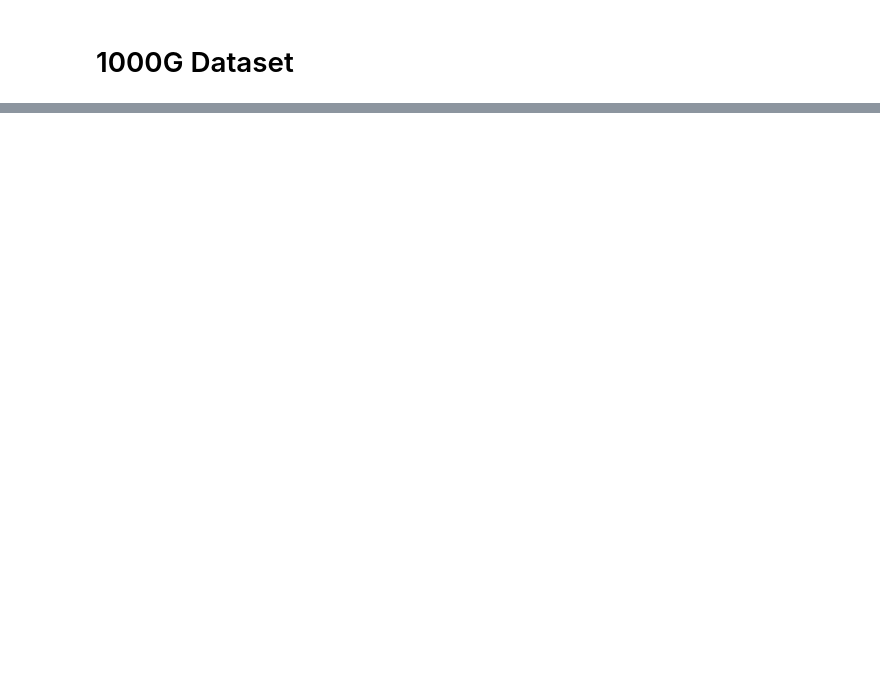
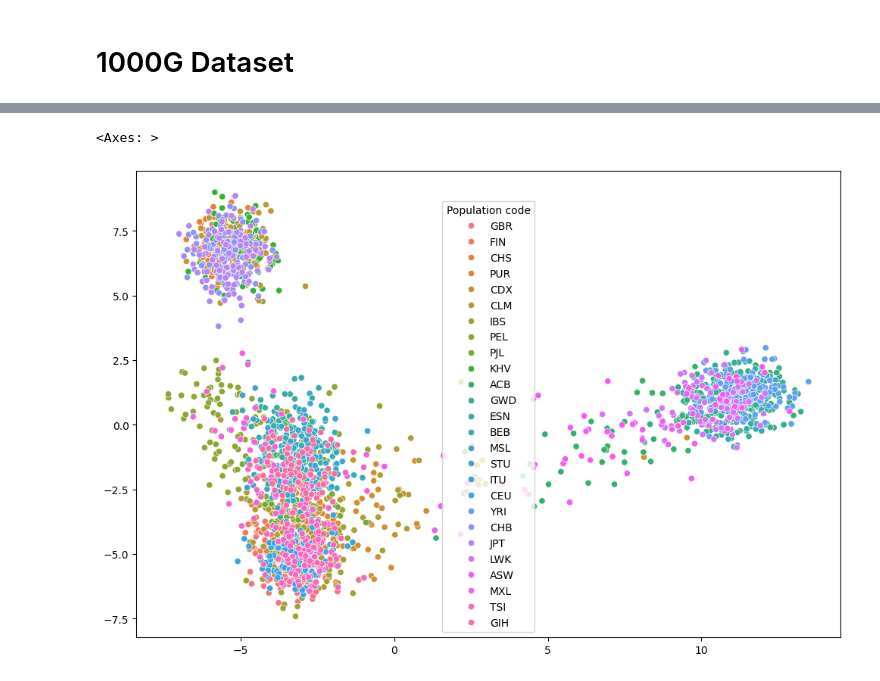
Before and after one commit to Skanx7/genetic-population-clustering, a Jupyter notebook: notebook.ipynb, the cells around one changed output, grey strips where cells are left out. Drawn from its saved outputs; the diff is of its cells as text; code cells hidden in the pictures; blank space fills up the shorter version.

```diff
--- a/notebook.ipynb
+++ b/notebook.ipynb
@@ -29,0 +201,3 @@ gt
+# %%
+df_plot = df[non_snp_column].copy()
+df_plot
@@ -29,0 +218,4 @@ gt
+# %%
+df_plot['PC1'] = to_plot[:,0]
+df_plot['PC2'] = to_plot[:, 0]
+df_plot
@@ -29,0 +236,8 @@ gt
+# %%
+import seaborn as sns
+
+plt.figure(figsize=(12,8))
+sns.scatterplot(x=to_plot[:, 0], y=to_plot[:,1], data=df_plot, hue="Population code") #Hue add to divide feature
+# %% [output]
+<Axes: >
+[figure, added]
```
Also changed, not shown: parts of 33 cells of this notebook, 3 other files.
